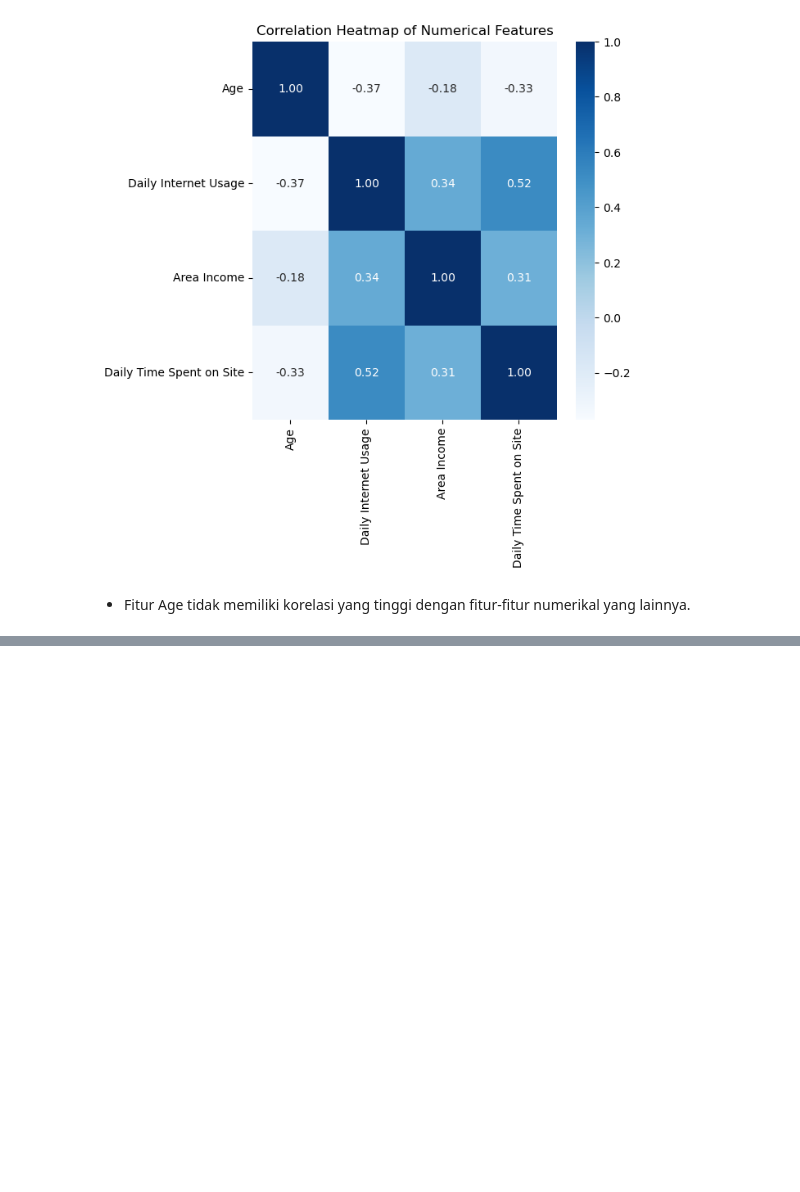
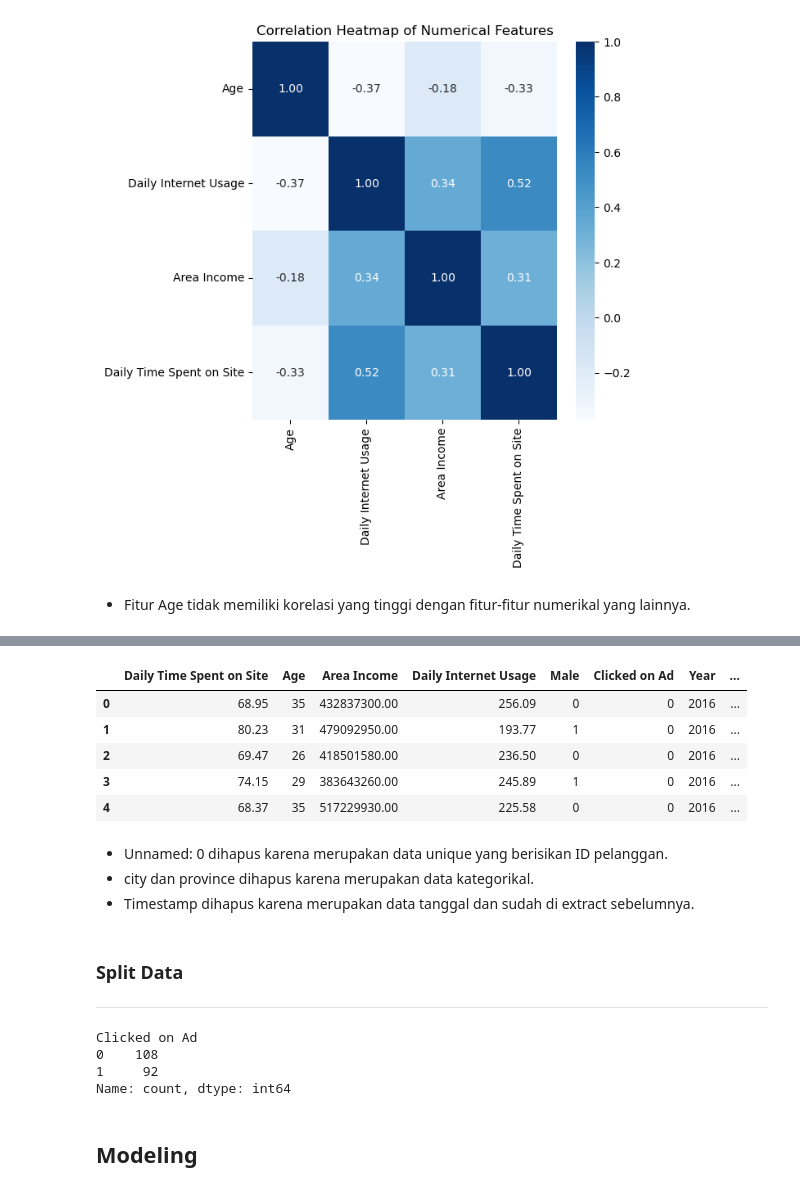
Before and after one commit to regitafif/MP4_AdsPredict, a Jupyter notebook: ads_predict.ipynb, the cells around one changed output, grey strips where cells are left out. Saved outputs shown, nothing was run; the diff lists cells and outputs as text; code cells hidden in the pictures; blank space fills up the shorter version.

```diff
--- a/ads_predict.ipynb
+++ b/ads_predict.ipynb
@@ -142,0 +259,16 @@ plt.show()
+# %%
+dfe1.head()
+# %% [output]
+|  | Daily Time Spent on Site | Age | Area Income | Daily Internet Usage | Male | Clicked on Ad | Year | ... |
+| 0 | 68.95 | 35 | 432837300.00 | 256.09 | 0 | 0 | 2016 | ... |
+| 1 | 80.23 | 31 | 479092950.00 | 193.77 | 1 | 0 | 2016 | ... |
+| 2 | 69.47 | 26 | 418501580.00 | 236.50 | 0 | 0 | 2016 | ... |
+| 3 | 74.15 | 29 | 383643260.00 | 245.89 | 1 | 0 | 2016 | ... |
+| 4 | 68.37 | 35 | 517229930.00 | 225.58 | 0 | 0 | 2016 | ... |
+# %% [markdown]
+- Unnamed: 0 dihapus karena merupakan data unique yang berisikan ID pelanggan.
+- city dan province dihapus karena merupakan data kategorikal.
+- Timestamp dihapus karena merupakan data tanggal dan sudah di extract sebelumnya.
+# %% [markdown]
+### Split Data
+---
@@ -142,0 +283,9 @@ plt.show()
+# %%
+ytrain.value_counts()
+# %% [output]
+Clicked on Ad
+0    108
+1     92
+Name: count, dtype: int64
+# %% [markdown]
+## **Modeling**
```
Also changed, not shown: parts of 47 cells of this notebook.
